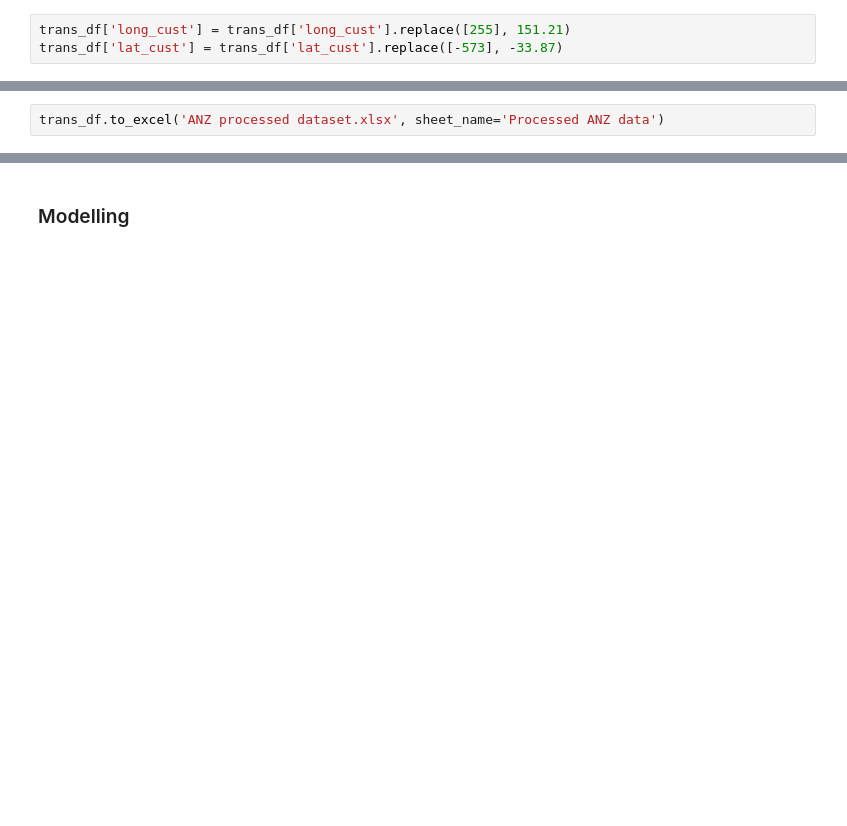
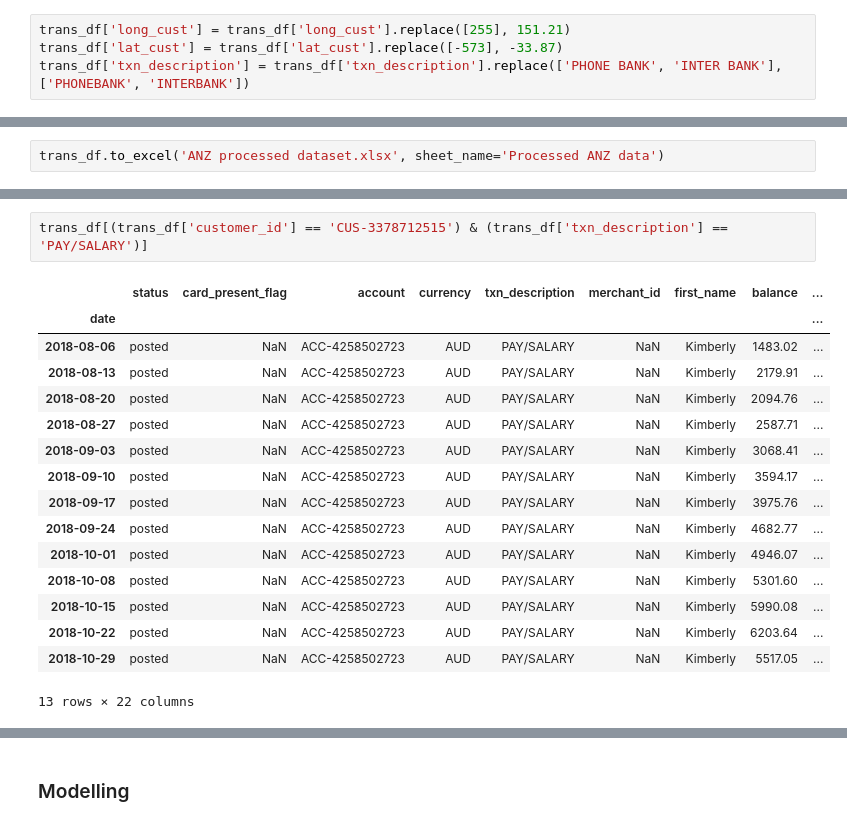
Before and after one commit to Zeeniye/data-anz-virtual-experience-insidesherpa, a Jupyter notebook: data-anz-virtual-internship.ipynb, the cells around one changed output, grey strips where cells are left out. Drawn from its saved outputs; the diff is of its cells as text; blank space fills up the shorter version.

```diff
--- a/data-anz-virtual-internship.ipynb
+++ b/data-anz-virtual-internship.ipynb
@@ -220,6 +241,7 @@ Name: merchant_state, dtype: int64
 # %%
 trans_df['long_cust'] = trans_df['long_cust'].replace([255], 151.21)
 trans_df['lat_cust'] = trans_df['lat_cust'].replace([-573], -33.87)
+trans_df['txn_description'] = trans_df['txn_description'].replace(['PHONE BANK', 'INTER BANK'], ['PHONEBANK', 'INTERBANK'])
 # %%
 trans_df[trans_df['customer_id'] == 'CUS-1617121891'].iloc[3][['long_cust','lat_cust']].values
 # %% [output]
@@ -338,0 +406,19 @@ The file will have its original line endings in your working directory
+# %%
+trans_df[(trans_df['customer_id'] == 'CUS-3378712515') & (trans_df['txn_description'] == 'PAY/SALARY')]
+# %% [output]
+|  | status | card_present_flag | account | currency | txn_description | merchant_id | first_name | balance | ... |
+| date |  |  |  |  |  |  |  |  | ... |
+| 2018-08-06 | posted | NaN | ACC-4258502723 | AUD | PAY/SALARY | NaN | Kimberly | 1483.02 | ... |
+| 2018-08-13 | posted | NaN | ACC-4258502723 | AUD | PAY/SALARY | NaN | Kimberly | 2179.91 | ... |
+| 2018-08-20 | posted | NaN | ACC-4258502723 | AUD | PAY/SALARY | NaN | Kimberly | 2094.76 | ... |
+| 2018-08-27 | posted | NaN | ACC-4258502723 | AUD | PAY/SALARY | NaN | Kimberly | 2587.71 | ... |
+| 2018-09-03 | posted | NaN | ACC-4258502723 | AUD | PAY/SALARY | NaN | Kimberly | 3068.41 | ... |
+| 2018-09-10 | posted | NaN | ACC-4258502723 | AUD | PAY/SALARY | NaN | Kimberly | 3594.17 | ... |
+| 2018-09-17 | posted | NaN | ACC-4258502723 | AUD | PAY/SALARY | NaN | Kimberly | 3975.76 | ... |
+| 2018-09-24 | posted | NaN | ACC-4258502723 | AUD | PAY/SALARY | NaN | Kimberly | 4682.77 | ... |
+| 2018-10-01 | posted | NaN | ACC-4258502723 | AUD | PAY/SALARY | NaN | Kimberly | 4946.07 | ... |
+| 2018-10-08 | posted | NaN | ACC-4258502723 | AUD | PAY/SALARY | NaN | Kimberly | 5301.60 | ... |
+| 2018-10-15 | posted | NaN | ACC-4258502723 | AUD | PAY/SALARY | NaN | Kimberly | 5990.08 | ... |
+| 2018-10-22 | posted | NaN | ACC-4258502723 | AUD | PAY/SALARY | NaN | Kimberly | 6203.64 | ... |
+| 2018-10-29 | posted | NaN | ACC-4258502723 | AUD | PAY/SALARY | NaN | Kimberly | 5517.05 | ... |
+13 rows × 22 columns
```
Also changed, not shown: parts of 29 cells of this notebook.
